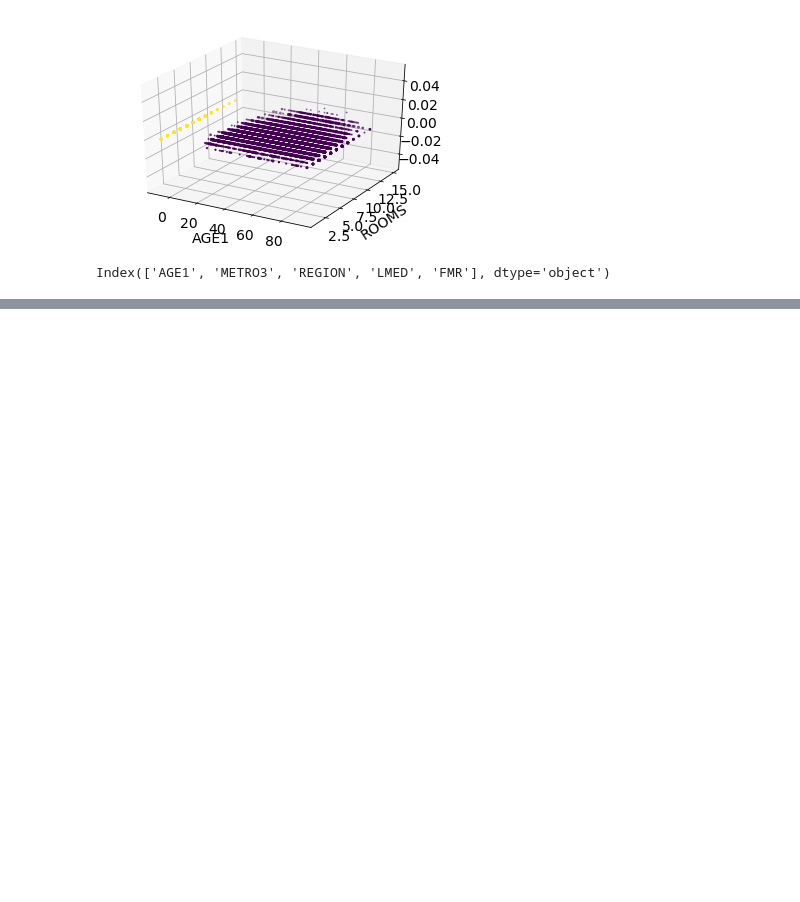
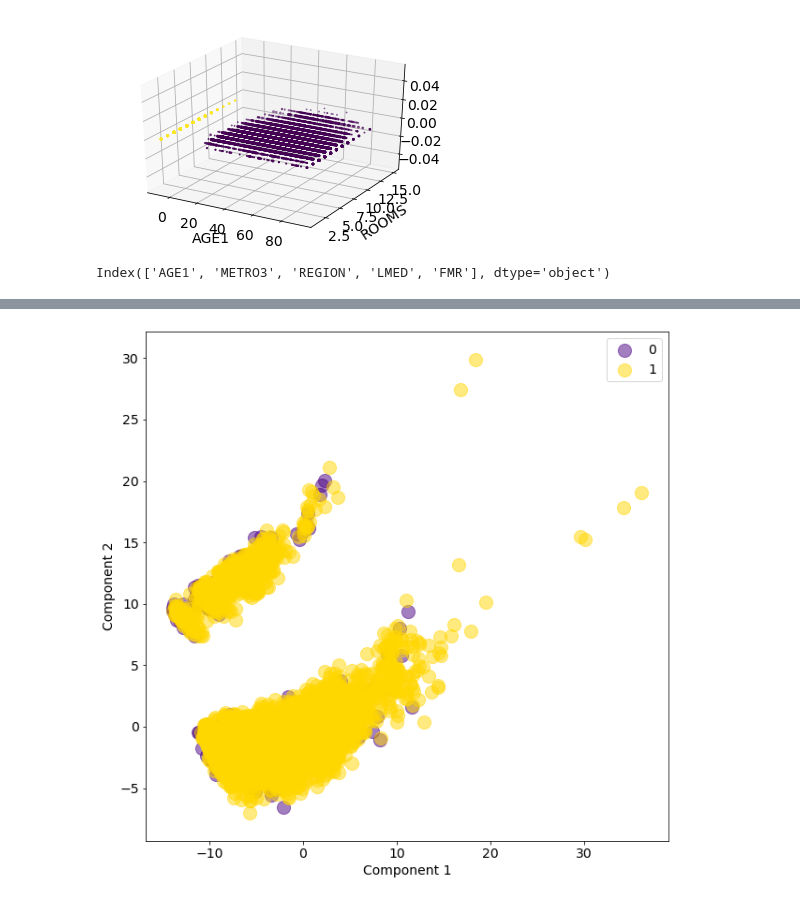
Before and after one commit to ndow33/DS-Unit-1-Sprint-3-Linear-Algebra, a Jupyter notebook: module3-dimensionality-reduction/LS_DS_133_High_Dimensional_Data_Assignment.ipynb, the cells around one changed output, grey strips where cells are left out. Saved outputs shown, nothing was run; the diff lists cells and outputs as text; code cells hidden in the pictures; blank space fills up the shorter version.

```diff
--- a/module3-dimensionality-reduction/LS_DS_133_High_Dimensional_Data_Assignment.ipynb
+++ b/module3-dimensionality-reduction/LS_DS_133_High_Dimensional_Data_Assignment.ipynb
@@ -369,3 +369,7 @@ feature_cols = national_processed.columns[1:]
 feature_cols[:5]
 # %% [output]
 Index(['AGE1', 'METRO3', 'REGION', 'LMED', 'FMR'], dtype='object')
+# %%
+#normalize the features
+x = national_processed.loc[:, feature_cols].values
+x = StandardScaler().fit_transform(x)
@@ -383,0 +403,4 @@ ValueError: ignored
+# %%
+#create a dataframe that will have the principal component values for all samples
+df_final = pd.DataFrame(data = pca_data, columns = ['PC1', 'PC2'])
+df_final.head()
@@ -383,0 +429,4 @@ ValueError: ignored
+# %%
+#add back in the number of bedrooms
+df_final['Bedrooms'] = national_processed['BEDRMS']
+df_final.sample(5)
@@ -383,0 +440,16 @@ ValueError: ignored
+# %%
+#plot the visualization of the data by the components
+plt.figure(figsize=(10,10))
+plt.xlabel('Component 1')
+plt.ylabel('Component 2')
+for k, c in [(0, 'indigo'), (1, 'gold')]:
+  subset = df_final[df_final['Bedrooms']==k]
+  plt.scatter(x=subset['PC1'],
+              y=subset['PC2'],
+              s=200,
+              alpha=.5,
+              color=c,
+              label=k);
+plt.legend();
+# %% [output]
+[figure, added]
```
Also changed, not shown: parts of 9 cells of this notebook.
